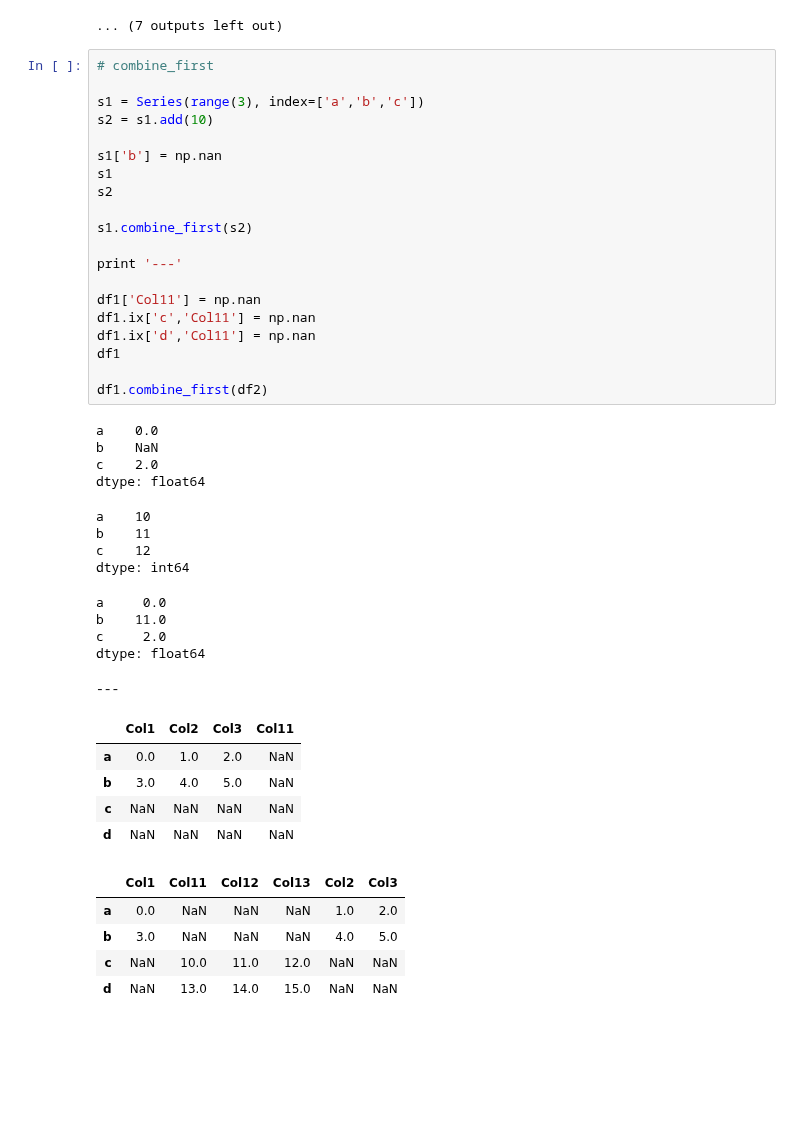
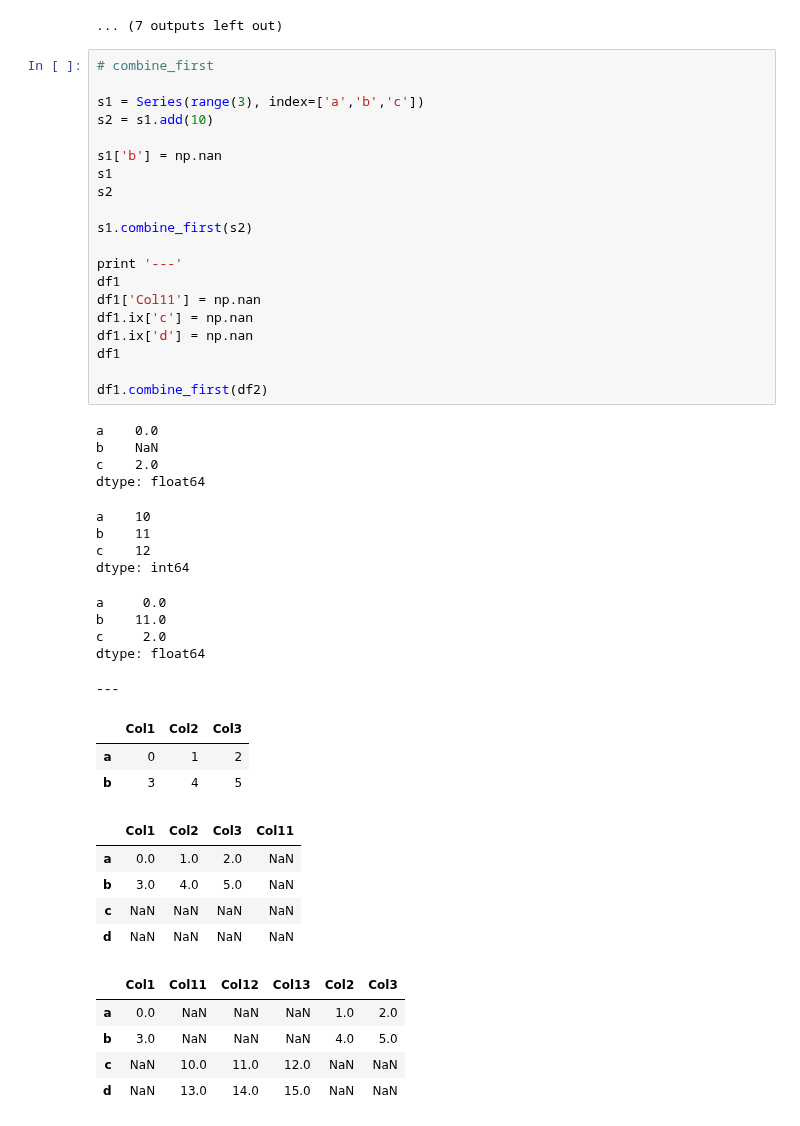
Before and after one commit to niranjv/ml-notes, a Jupyter notebook: notes/pandas-notes-3.ipynb, the cells around one changed output. Drawn from its saved outputs; the diff is of its cells as text; blank space fills up the shorter version.

```diff
--- a/notes/pandas-notes-3.ipynb
+++ b/notes/pandas-notes-3.ipynb
@@ -291,43 +297,46 @@ dtype: float64
 # combine_first
 
 s1 = Series(range(3), index=['a','b','c'])
 s2 = s1.add(10)
 
 s1['b'] = np.nan
 s1
 s2
 
 s1.combine_first(s2)
 
 print '---'
-
+df1
 df1['Col11'] = np.nan
-df1.ix['c','Col11'] = np.nan
-df1.ix['d','Col11'] = np.nan
+df1.ix['c'] = np.nan
+df1.ix['d'] = np.nan
 df1
 
 df1.combine_first(df2)
 # %% [output]
 a    0.0
 b    NaN
 c    2.0
 dtype: float64
 a    10
 b    11
 c    12
 dtype: int64
 a     0.0
 b    11.0
 c     2.0
 dtype: float64
 ---
-|  | Col1 | Col2 | Col3 | Col11 |
-| a | 0.0 | 1.0 | 2.0 | NaN |
-| b | 3.0 | 4.0 | 5.0 | NaN |
-| c | NaN | NaN | NaN | NaN |
-| d | NaN | NaN | NaN | NaN |
+|  | Col1 | Col2 | Col3 |
+| a | 0 | 1 | 2 |
+| b | 3 | 4 | 5 |
-|  | Col1 | Col11 | Col12 | Col13 | Col2 | Col3 |
-| a | 0.0 | NaN | NaN | NaN | 1.0 | 2.0 |
-| b | 3.0 | NaN | NaN | NaN | 4.0 | 5.0 |
-| c | NaN | 10.0 | 11.0 | 12.0 | NaN | NaN |
-| d | NaN | 13.0 | 14.0 | 15.0 | NaN | NaN |
+|  | Col1 | Col2 | Col3 | Col11 |
+| a | 0.0 | 1.0 | 2.0 | NaN |
+| b | 3.0 | 4.0 | 5.0 | NaN |
+| c | NaN | NaN | NaN | NaN |
+| d | NaN | NaN | NaN | NaN |
+|  | Col1 | Col11 | Col12 | Col13 | Col2 | Col3 |
+| a | 0.0 | NaN | NaN | NaN | 1.0 | 2.0 |
+| b | 3.0 | NaN | NaN | NaN | 4.0 | 5.0 |
+| c | NaN | 10.0 | 11.0 | 12.0 | NaN | NaN |
+| d | NaN | 13.0 | 14.0 | 15.0 | NaN | NaN |
```
Also changed, not shown: parts of 13 cells of this notebook.
